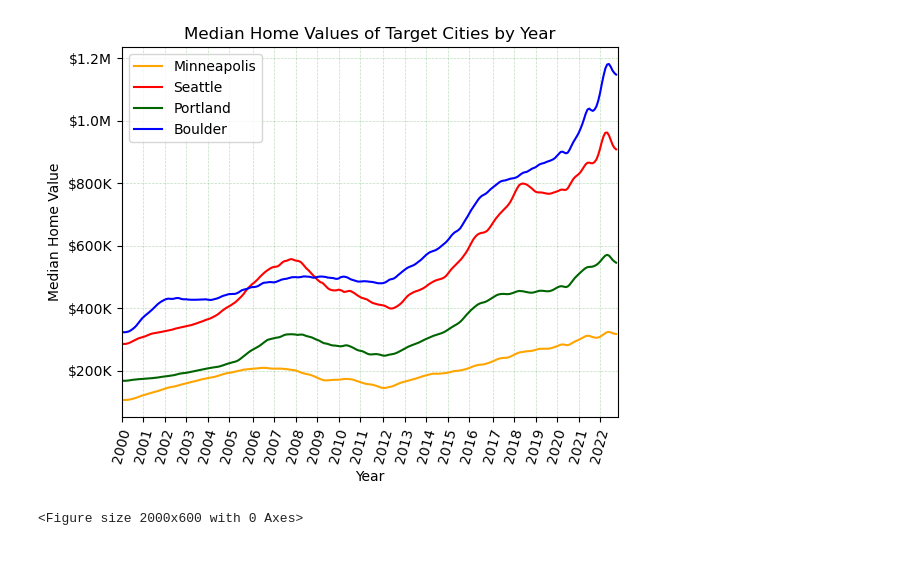
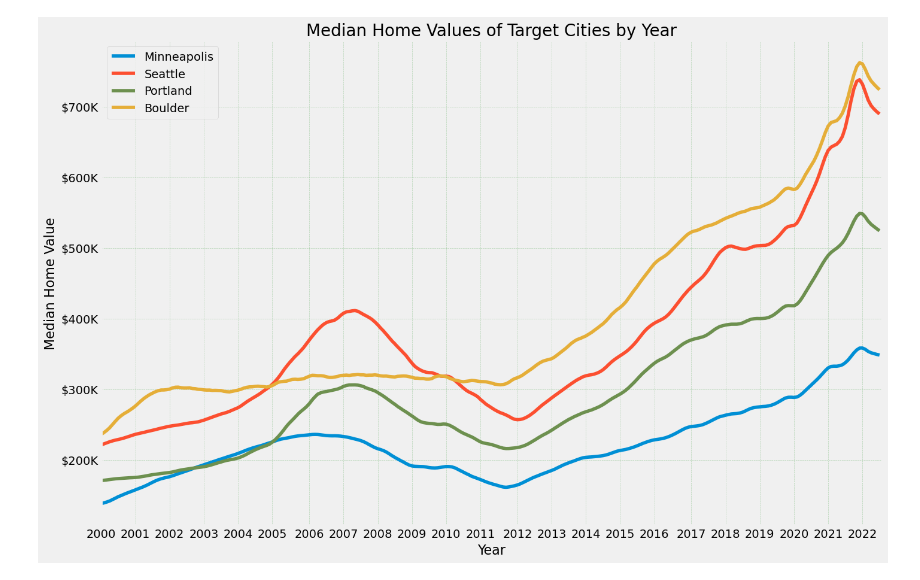
Before and after one commit to earlyann/Zillow_target_city_analysis, a Jupyter notebook: zillow.ipynb, the cells around one changed output. Drawn from its saved outputs; the diff is of its cells as text; code cells hidden in the pictures.

```diff
--- a/zillow.ipynb
+++ b/zillow.ipynb
@@ -1,5 +1,10 @@
 # %%
 import pandas as pd
+import os
 import matplotlib.pyplot as plt
 import numpy as np
 from scipy.stats import linregress
+
+plt.style.use('fivethirtyeight')
+pd.options.display.max_columns = 500
+color_pal = plt.rcParams["axes.prop_cycle"].by_key()["color"]
@@ -39,7 +45,7 @@ Length: 285, dtype: object
 # %%
 # creating data frames of just the target cities median home values over time
-mpls = df.loc[(df['RegionName'] == 'Minneapolis') & (df['State'] == 'MN')].copy()
-prt = df.loc[(df['RegionName'] == 'Portland') & (df['State'] == 'OR')].copy()
-stl = df.loc[(df['RegionName'] == 'Seattle') & (df['State'] == 'WA')].copy()
-bldr = df.loc[(df['RegionName'] == 'Boulder') & (df['State'] == 'CO')].copy()
+mpls = df1.loc[df1['RegionName'] == 'Minneapolis, MN'].copy()
+prt = df1.loc[df1['RegionName'] == 'Portland, OR'].copy()
+stl = df1.loc[df1['RegionName'] == 'Seattle, WA'].copy()
+bldr = df1.loc[df1['RegionName'] == 'Boulder, CO'].copy()
 # %%
@@ -63,10 +68,14 @@ Index: [274]
 # %%
-# plotting all 4 target cities over the entire course of the data
+# plotting ZHVI from DF1 for all 4 target cities over the entire timeframe of the data
+
+# set the figure size
+plt.figure(figsize=(15,10))
+
 # converting the data to float type, float64 type was causing an error
-mpls.iloc[:, 9:] = mpls.iloc[:, 8:].astype(float)
-stl.iloc[:, 9:] = stl.iloc[:, 8:].astype(float)
-prt.iloc[:, 9:] = prt.iloc[:, 8:].astype(float)
-bldr.iloc[:, 9:] = bldr.iloc[:, 8:].astype(float)
+mpls.iloc[:, 5:] = mpls.iloc[:, 5:].astype(float)
+stl.iloc[:, 5:] = stl.iloc[:, 5:].astype(float)
+prt.iloc[:, 5:] = prt.iloc[:, 5:].astype(float)
+bldr.iloc[:, 5:] = bldr.iloc[:, 5:].astype(float)
 
 # select the relevant columns for plotting
 mpls_data = mpls.iloc[0, 8:]
@@ -75,45 +84,47 @@ prt_data = prt.iloc[0, 8:]
 bldr_data = bldr.iloc[0, 8:]
 
 # create the line plot
-plt.plot(mpls_data, label='Minneapolis', color='orange')
-plt.plot(stl_data, label='Seattle', color='red')
-plt.plot(prt_data, label='Portland', color='darkgreen')
-plt.plot(bldr_data, label='Boulder', color='blue')
+plt.plot(mpls_data, label='Minneapolis', color=color_pal[0])
+plt.plot(stl_data, label='Seattle', color=color_pal[1])
+plt.plot(prt_data, label='Portland', color=color_pal[3])
+plt.plot(bldr_data, label='Boulder', color=color_pal[2])
 
 # add labels and a title
-plt.xlabel('Year')
-plt.ylabel('Median Home Value')
-plt.title('Median Home Values of Target Cities by Year')
+plt.xlabel('Year', fontsize=16)
+plt.ylabel('Median Home Value', fontsize=16)
+plt.title('Median Home Values of Target Cities by Year', fontsize=20)
 
 # create a list of x-tick labels with 6 month intervals
 dates = pd.date_range(start='2000-01-31', end='2023-01-31', freq='12M')
 labels = [date.strftime('%Y') for date in dates]
 
 # convert the dates to integer positions representing the number of months since the start date
 start = pd.Timestamp('2000-01-31')
 positions = [(date - start).days // 30 for date in dates]
 
 # set the x-ticks and labels
-plt.xticks(positions, labels, rotation=75)
+plt.xticks(positions, labels)
 
 # format the y-axis labels to display values in millions of dollars with a decimal place
 plt.gca().get_yaxis().set_major_formatter(
     plt.FuncFormatter(lambda x, p: '${:,.1f}M'.format(x / 1000000) if x >= 1000000 else '${:,.0f}K'.format(x / 1000)))
 
 # set proporties for the grid
 plt.grid(alpha= .25, color = 'green', linestyle = '--', linewidth = 0.5)
 
 # set the x-limits
 plt.xlim(0, len(mpls_data))
 
 # add a legend
 plt.legend(loc='best')
 
-# set the figure size
-plt.figure(figsize=(20, 6))
+#tight layout so it looks its best
+# plt.tight_layout()
+
+# Save your graph as a PNG file in the "visualizations" folder
+plt.savefig('/Users/laceymorgan/Desktop/Zillow_target_city_analysis/figures/median_values_all_cities.png', dpi=300)
 
 # show the plot
 plt.show()
 # %% [output]
-[figure, old version]
+[figure, new version]
-<Figure size 2000x600 with 0 Axes>
```
Also changed, not shown: parts of 26 cells of this notebook, 15 other files.
